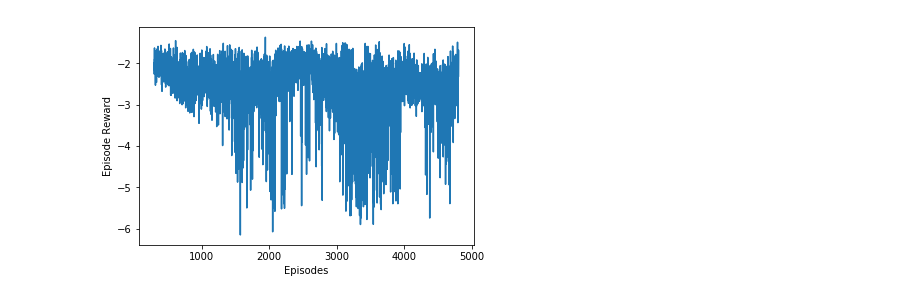
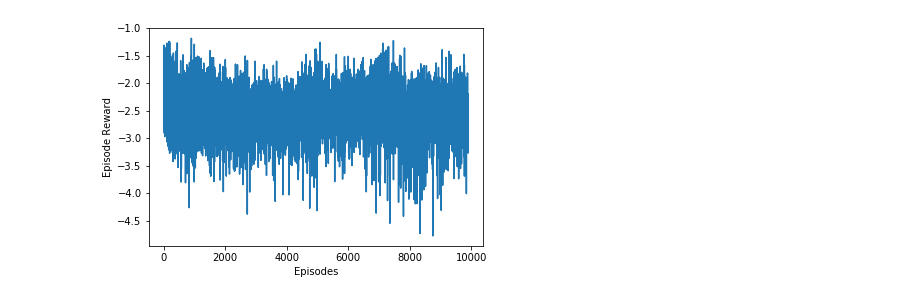
Before and after one commit to ibiscp/Rocket-Lander, a Jupyter notebook: Plots.ipynb, the cells around one changed output. Saved outputs shown, nothing was run; the diff lists cells and outputs as text; code cells hidden in the pictures.

```diff
--- a/Plots.ipynb
+++ b/Plots.ipynb
@@ -32,11 +25,15 @@ for key, val in reward:
 # %%
-names = list(testDict.keys())
-values = list(testDict.values())
+x = []
+y = []
 
-plt.plot(names, values)
+for each in reward:
+    x.append(each[0])
+    y.append(each[2])
+
+plt.plot(x, y)
 plt.xlabel('Episodes')
 plt.ylabel('Episode Reward')
 
-plt.savefig('Report/images/rewardOverEpisodes.jpeg')
+plt.savefig('Report/images/rewardOverEpisodesAdam.jpeg')
 # %% [output]
-[figure, old version]
+[figure, new version]
```
Also changed, not shown: parts of 3 cells of this notebook, 3 other files.
